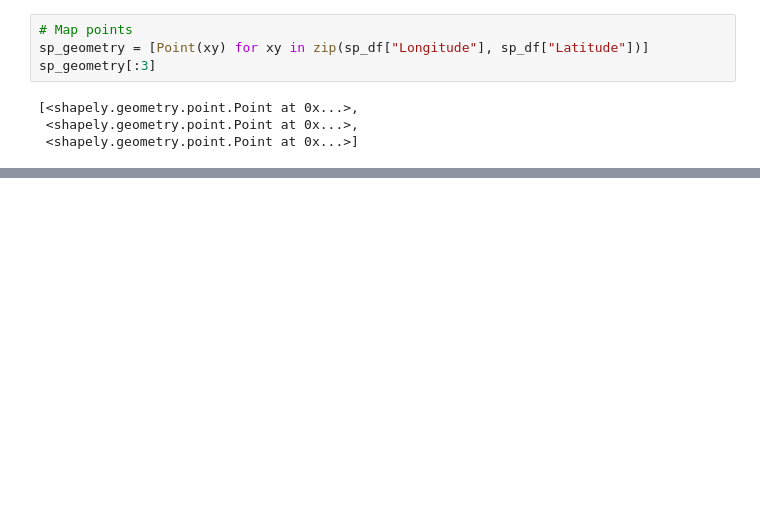
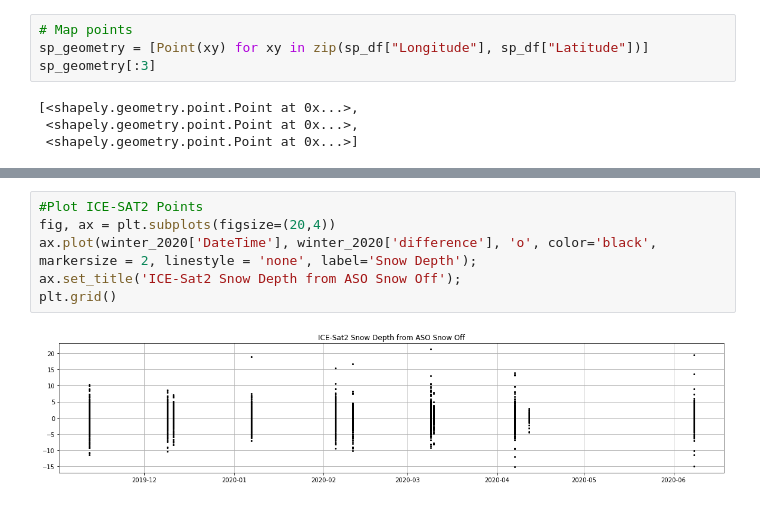
Before and after one commit to UW-GDA/ICESat-2_Snowdepth, a Jupyter notebook: SnowPillows.ipynb, the cells around one changed output, grey strips where cells are left out. Saved outputs shown, nothing was run; the diff lists cells and outputs as text; blank space fills up the shorter version.

```diff
--- a/SnowPillows.ipynb
+++ b/SnowPillows.ipynb
@@ -100,0 +167,8 @@ sp_geo_df.plot(ax=ax, markersize = 5, color = 'red');
+# %%
+#Plot ICE-SAT2 Points
+fig, ax = plt.subplots(figsize=(20,4))
+ax.plot(winter_2020['DateTime'], winter_2020['difference'], 'o', color='black', markersize = 2, linestyle = 'none', label='Snow Depth');
+ax.set_title('ICE-Sat2 Snow Depth from ASO Snow Off');
+plt.grid()
+# %% [output]
+[figure, added]
```
Also changed, not shown: parts of 22 cells of this notebook.
